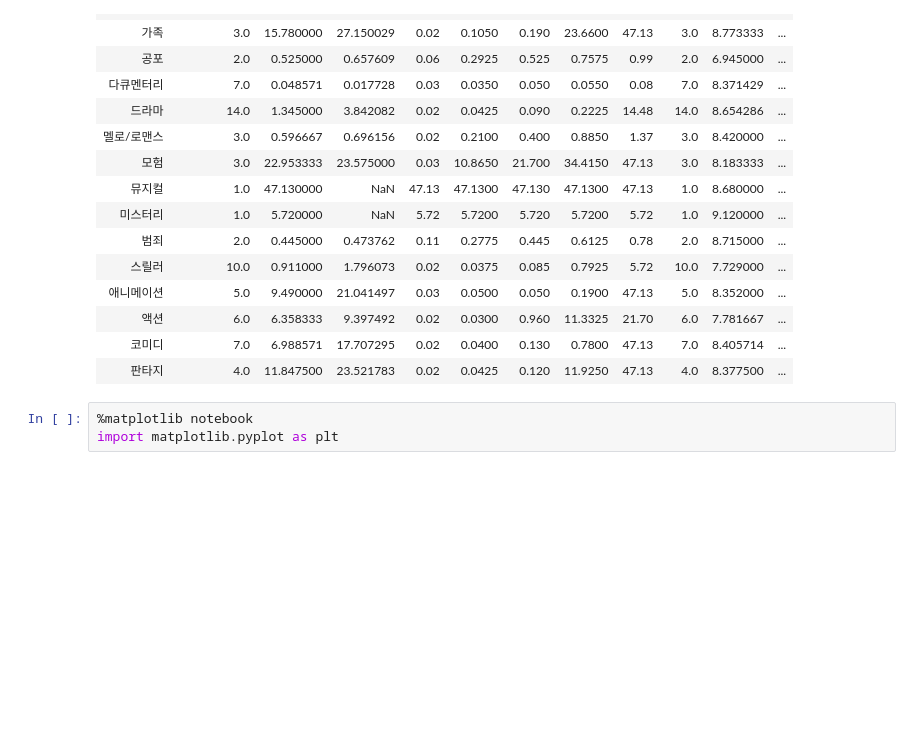
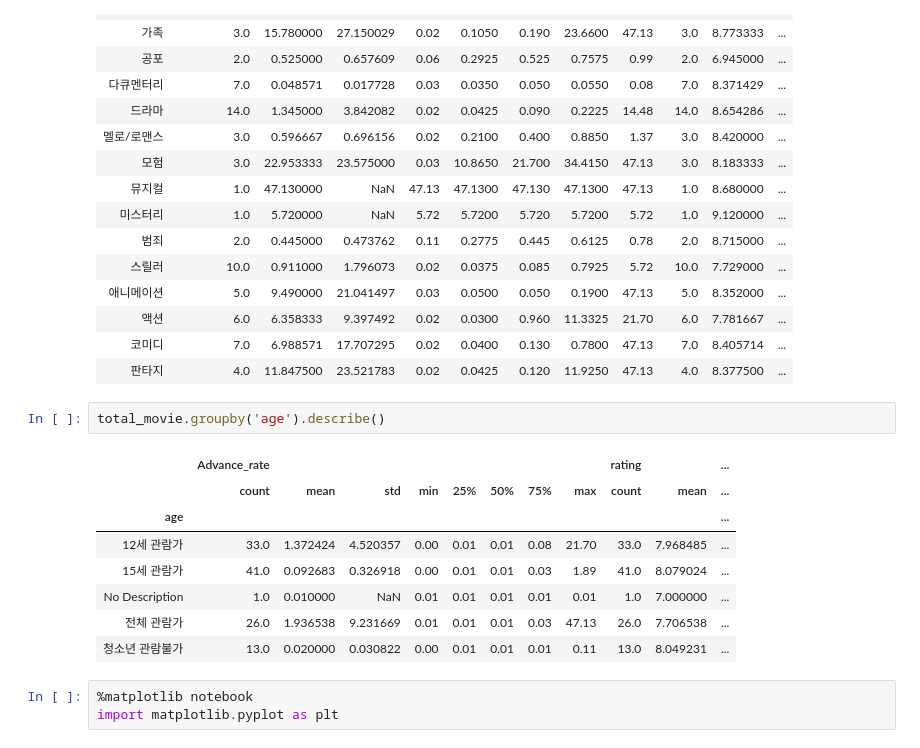
Before and after one commit to dltjrqja1/crawling, a Jupyter notebook: movie_pandas.ipynb, the cells around one changed output. Drawn from its saved outputs; the diff is of its cells as text; blank space fills up the shorter version.

```diff
--- a/movie_pandas.ipynb
+++ b/movie_pandas.ipynb
@@ -195,6 +195,17 @@ movie_long.groupby('genre').describe()
 | 액션 | 6.0 | 6.358333 | 9.397492 | 0.02 | 0.0300 | 0.960 | 11.3325 | 21.70 | 6.0 | 7.781667 | ... |
 | 코미디 | 7.0 | 6.988571 | 17.707295 | 0.02 | 0.0400 | 0.130 | 0.7800 | 47.13 | 7.0 | 8.405714 | ... |
 | 판타지 | 4.0 | 11.847500 | 23.521783 | 0.02 | 0.0425 | 0.120 | 11.9250 | 47.13 | 4.0 | 8.377500 | ... |
+# %%
+total_movie.groupby('age').describe()
+# %% [output]
+|  | Advance_rate |  |  |  |  |  |  |  | rating |  | ... |
+|  | count | mean | std | min | 25% | 50% | 75% | max | count | mean | ... |
+| age |  |  |  |  |  |  |  |  |  |  | ... |
+| 12세 관람가 | 33.0 | 1.372424 | 4.520357 | 0.00 | 0.01 | 0.01 | 0.08 | 21.70 | 33.0 | 7.968485 | ... |
+| 15세 관람가 | 41.0 | 0.092683 | 0.326918 | 0.00 | 0.01 | 0.01 | 0.03 | 1.89 | 41.0 | 8.079024 | ... |
+| No Description | 1.0 | 0.010000 | NaN | 0.01 | 0.01 | 0.01 | 0.01 | 0.01 | 1.0 | 7.000000 | ... |
+| 전체 관람가 | 26.0 | 1.936538 | 9.231669 | 0.01 | 0.01 | 0.01 | 0.03 | 47.13 | 26.0 | 7.706538 | ... |
+| 청소년 관람불가 | 13.0 | 0.020000 | 0.030822 | 0.00 | 0.01 | 0.01 | 0.01 | 0.11 | 13.0 | 8.049231 | ... |
 # %%
 %matplotlib notebook
 import matplotlib.pyplot as plt
```
Also changed, not shown: parts of 1 cell of this notebook.
